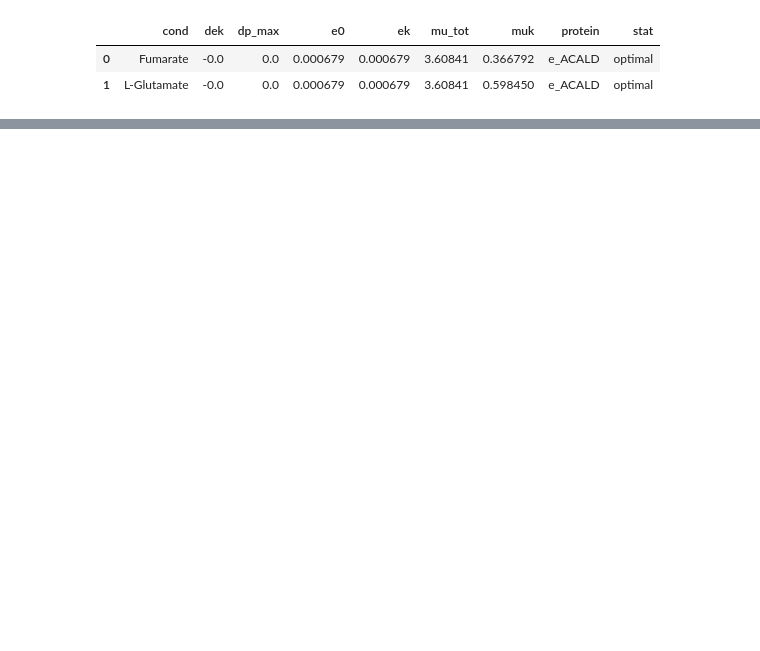
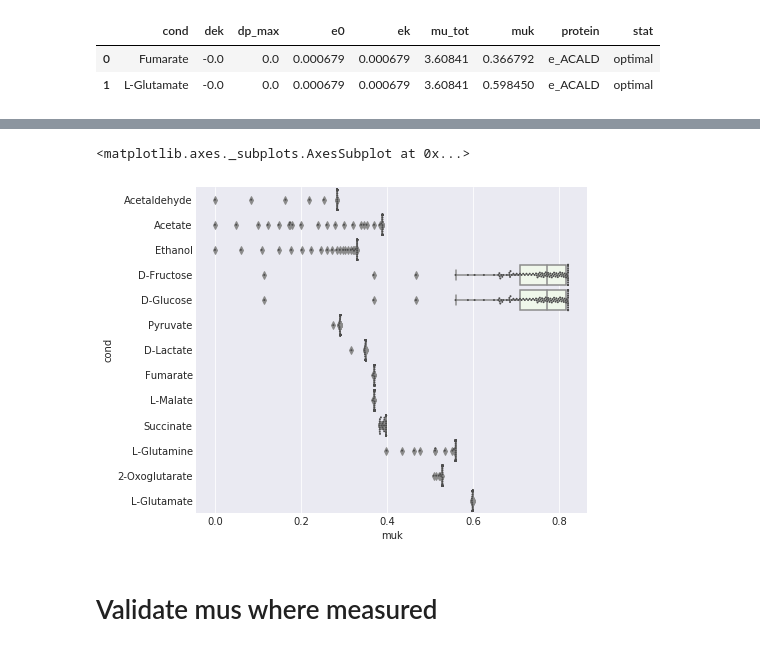
Before and after one commit to SBRG/dynamicme, a Jupyter notebook: notebooks/foraging/foraging_toy_stacked.ipynb, the cells around one changed output, grey strips where cells are left out. Drawn from its saved outputs; the diff is of its cells as text; code cells hidden in the pictures; blank space fills up the shorter version.

```diff
--- a/notebooks/foraging/foraging_toy_stacked.ipynb
+++ b/notebooks/foraging/foraging_toy_stacked.ipynb
@@ -294,0 +288,11 @@ ax.set_ylabel('mu_tot')
+# %%
+f,ax = plt.subplots(figsize=(7,6))
+df_growthi = df_growth.sort_values('muk')
+sns.boxplot(x='muk', y='cond', data=df_growthi)
+sns.swarmplot(x='muk',y='cond', data=df_growthi, size=2, color='.3', linewidth=0)
+#ax.xaxis.grid(True)
+# %% [output]
+<matplotlib.axes._subplots.AxesSubplot at 0x...>
+[figure, added]
+# %% [markdown]
+# Validate mus where measured
```
Also changed, not shown: parts of 32 cells of this notebook.
